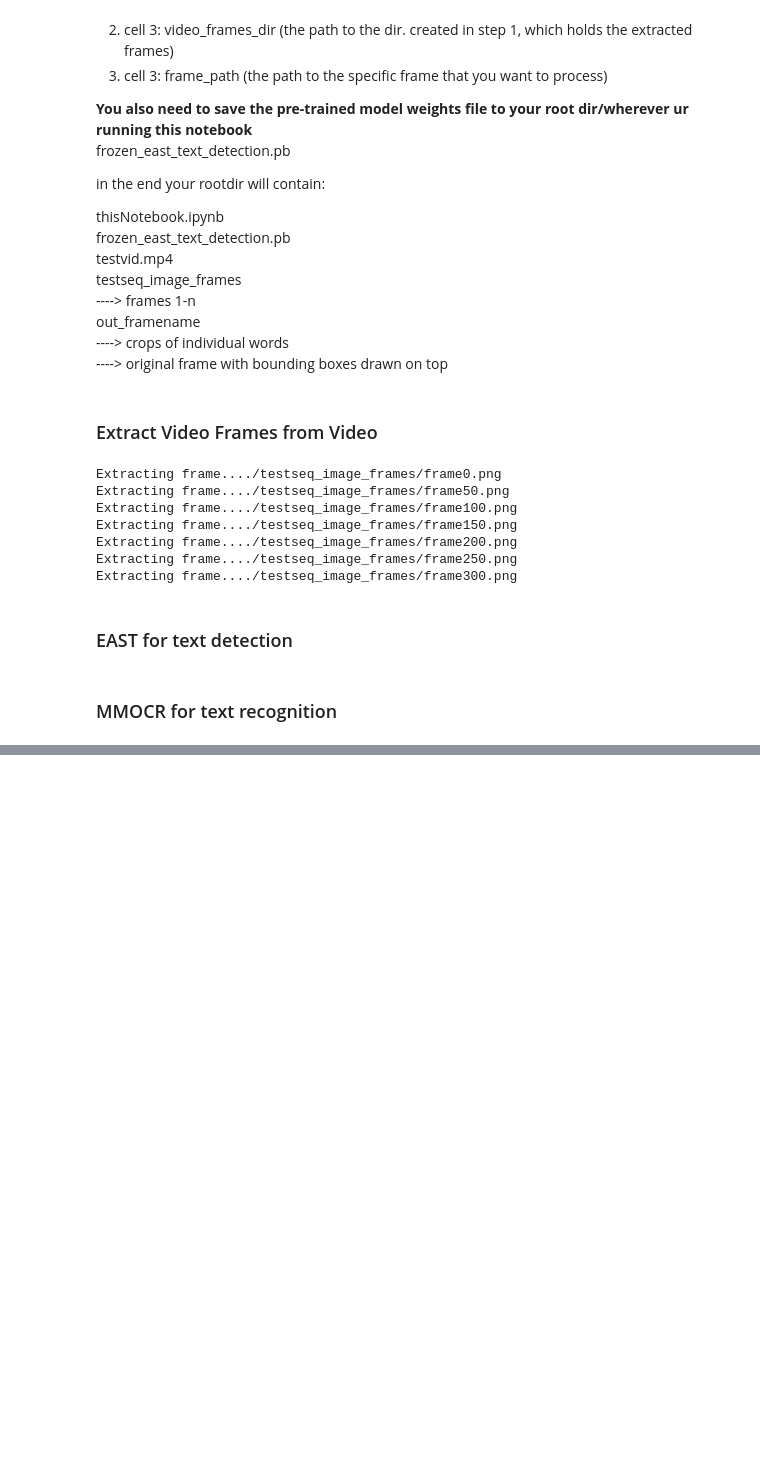
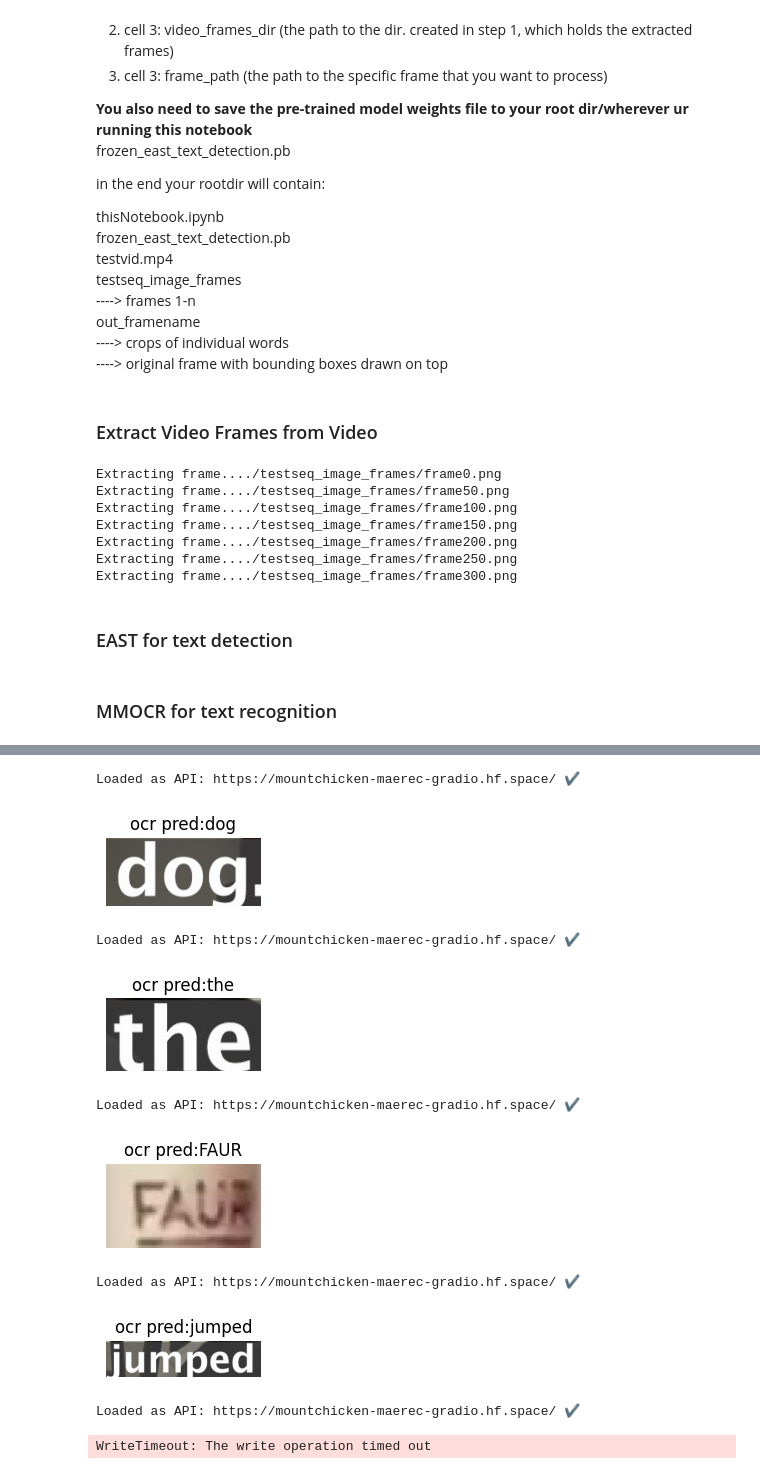
Before and after one commit to aklywtx/scrolling-text-detection, a Jupyter notebook: text_detection_4July.ipynb, the cells around one changed output, grey strips where cells are left out. Saved outputs shown, nothing was run; the diff lists cells and outputs as text; code cells hidden in the pictures; blank space fills up the shorter version.

```diff
--- a/text_detection_4July.ipynb
+++ b/text_detection_4July.ipynb
@@ -212,7 +212,8 @@ if __name__ == "__main__":
     base_name = os.path.basename(frame_path)
     frame_name, _ = os.path.splitext(base_name) # get just the individual frame name without the extension
 
-    os.makedirs(f"./out_{frame_name}") # makes output directory for the frame being processed
+    if not os.path.isdir(f"./out_{frame_name}"):
+        os.makedirs(f"./out_{frame_name}") # makes output directory for the frame being processed
 
     image = cv2.imread(frame_path)
     coordinates = east_detect(image, f"./out_{frame_name}/EAST.png") # get coordinates of bounding boxes and save image to new output dir for that frame
@@ -223,0 +231,46 @@ if __name__ == "__main__":
+# %%
+from gradio_client import Client
+import matplotlib.pyplot as plt
+
+def ocr(image):
+    '''
+    param image should be path to the image '''
+
+    client = Client("https://mountchicken-maerec-gradio.hf.space/")
+    result = client.predict(image,False, fn_index=1)
+
+    # get just the predicted word
+    pred = result[1] # this is just a string like 'pred: jumped score: 1.00' so we need to parse it to get just the word
+    start_index = pred.find('pred:') + len('pred:')
+    end_index = pred.find('score:')
+
+    return pred[start_index:end_index].strip()
+
+
+### do ocr on all of the processed images of individual words in my directory 'out_frame150'
+
+directory = 'out_frame150'
+files = os.listdir(directory)
+
+for img in files:
+    if img.endswith('.jpg'):
+        file_path = os.path.join(directory, img)
+        image = Image.open(file_path)
+
+        result = ocr(file_path)
+        plt.figure(figsize=(2, 2))
+        plt.axis('off')
+        plt.imshow(image)
+        plt.title(f"ocr pred:{result}")
+        plt.show()
+# %% [output]
+Loaded as API: https://mountchicken-maerec-gradio.hf.space/ ✔
+[figure, added]
+Loaded as API: https://mountchicken-maerec-gradio.hf.space/ ✔
+[figure, added]
+Loaded as API: https://mountchicken-maerec-gradio.hf.space/ ✔
+[figure, added]
+Loaded as API: https://mountchicken-maerec-gradio.hf.space/ ✔
+[figure, added]
+Loaded as API: https://mountchicken-maerec-gradio.hf.space/ ✔
+WriteTimeout: The write operation timed out
```
Also changed, not shown: parts of 1 cell of this notebook.
